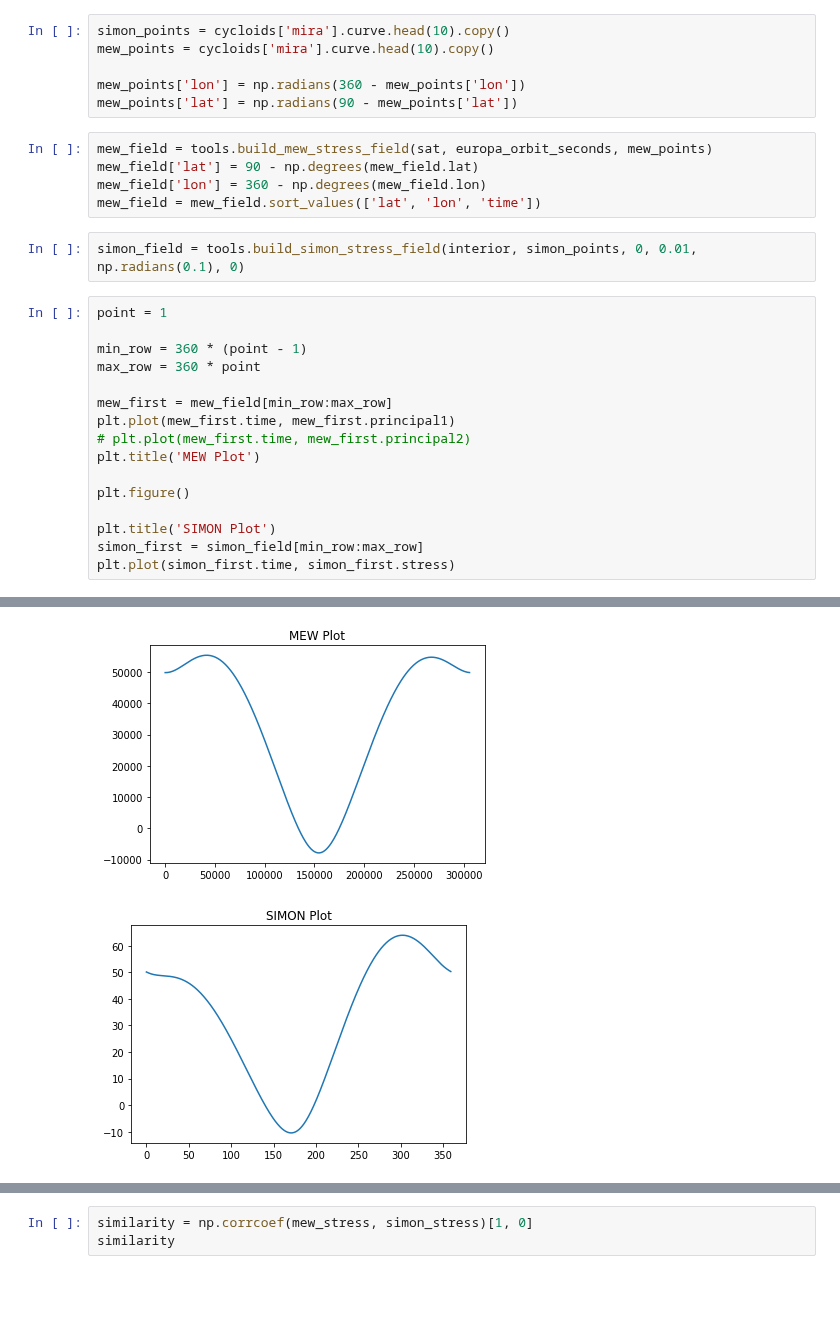
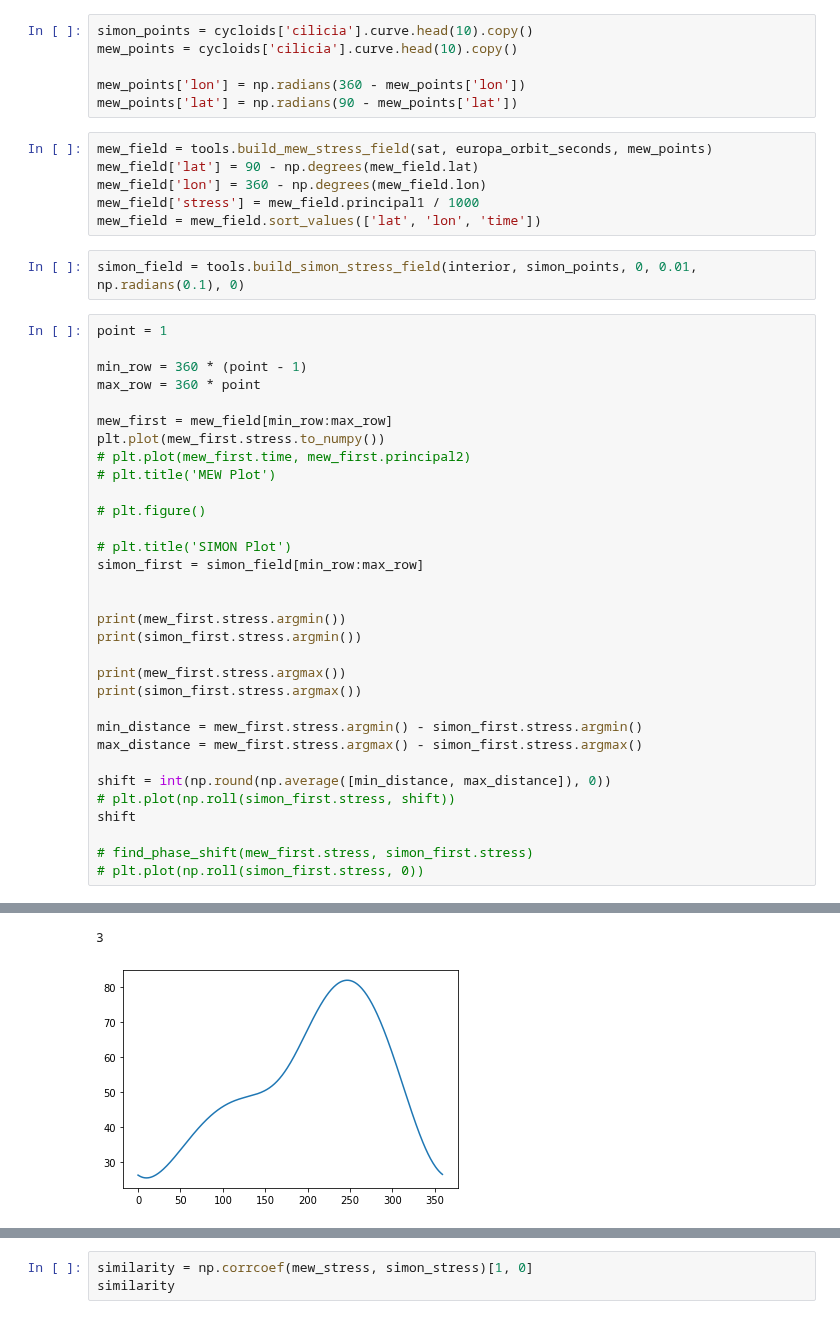
Before and after one commit to ssajous/europa-cycloids, a Jupyter notebook: src/Compare SIMON and MEWTools.ipynb, the cells around one changed output, grey strips where cells are left out. Saved outputs shown, nothing was run; the diff lists cells and outputs as text; blank space fills up the shorter version.

```diff
--- a/src/Compare SIMON and MEWTools.ipynb
+++ b/src/Compare SIMON and MEWTools.ipynb
@@ -28,8 +31,8 @@ cycloids = cycloidData.load_all_cycloids()
 # %% [markdown]
 ## Testing
 # %%
-simon_points = cycloids['mira'].curve.head(10).copy()
-mew_points = cycloids['mira'].curve.head(10).copy()
+simon_points = cycloids['cilicia'].curve.head(10).copy()
+mew_points = cycloids['cilicia'].curve.head(10).copy()
 
 mew_points['lon'] = np.radians(360 - mew_points['lon'])
 mew_points['lat'] = np.radians(90 - mew_points['lat'])
@@ -37,6 +40,7 @@ mew_points['lat'] = np.radians(90 - mew_points['lat'])
 mew_field = tools.build_mew_stress_field(sat, europa_orbit_seconds, mew_points)
 mew_field['lat'] = 90 - np.degrees(mew_field.lat)
 mew_field['lon'] = 360 - np.degrees(mew_field.lon)
+mew_field['stress'] = mew_field.principal1 / 1000
 mew_field = mew_field.sort_values(['lat', 'lon', 'time'])
 # %%
 simon_field = tools.build_simon_stress_field(interior, simon_points, 0, 0.01, np.radians(0.1), 0)
@@ -47,13 +51,29 @@ min_row = 360 * (point - 1)
 max_row = 360 * point
 
 mew_first = mew_field[min_row:max_row]
-plt.plot(mew_first.time, mew_first.principal1)
+plt.plot(mew_first.stress.to_numpy())
 # plt.plot(mew_first.time, mew_first.principal2)
-plt.title('MEW Plot')
+# plt.title('MEW Plot')
 
-plt.figure()
+# plt.figure()
 
-plt.title('SIMON Plot')
+# plt.title('SIMON Plot')
 simon_first = simon_field[min_row:max_row]
-plt.plot(simon_first.time, simon_first.stress)
+
+
+print(mew_first.stress.argmin())
+print(simon_first.stress.argmin())
+
+print(mew_first.stress.argmax())
+print(simon_first.stress.argmax())
+
+min_distance = mew_first.stress.argmin() - simon_first.stress.argmin()
+max_distance = mew_first.stress.argmax() - simon_first.stress.argmax()
+
+shift = int(np.round(np.average([min_distance, max_distance]), 0))
+# plt.plot(np.roll(simon_first.stress, shift))
+shift
+
+# find_phase_shift(mew_first.stress, simon_first.stress)
+# plt.plot(np.roll(simon_first.stress, 0))
 # %% [output]
@@ -61,2 +84,2 @@ plt.plot(simon_first.time, simon_first.stress)
+3
-[figure, old version]
+[figure, new version]
-[figure, removed]
```
Also changed, not shown: parts of 13 cells of this notebook, 2 other files.
